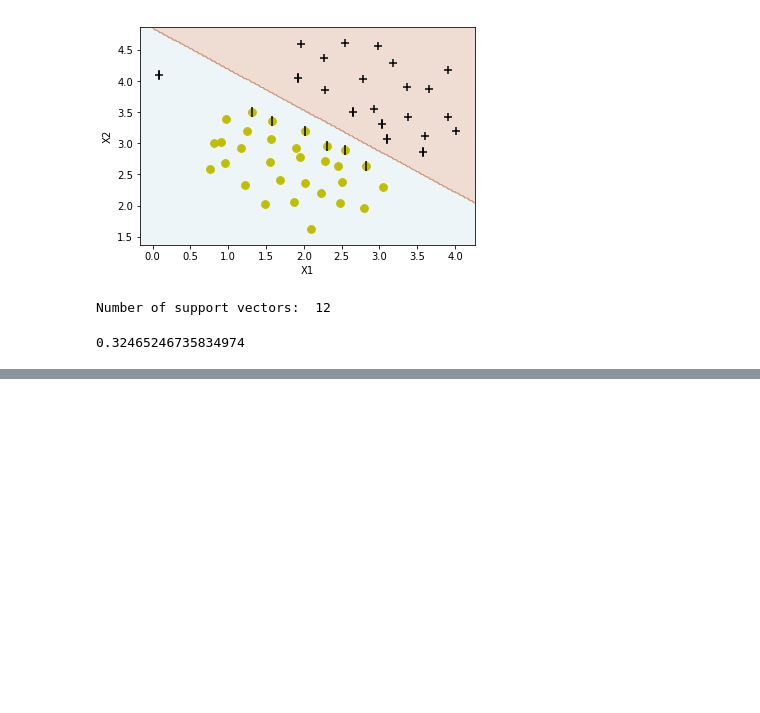
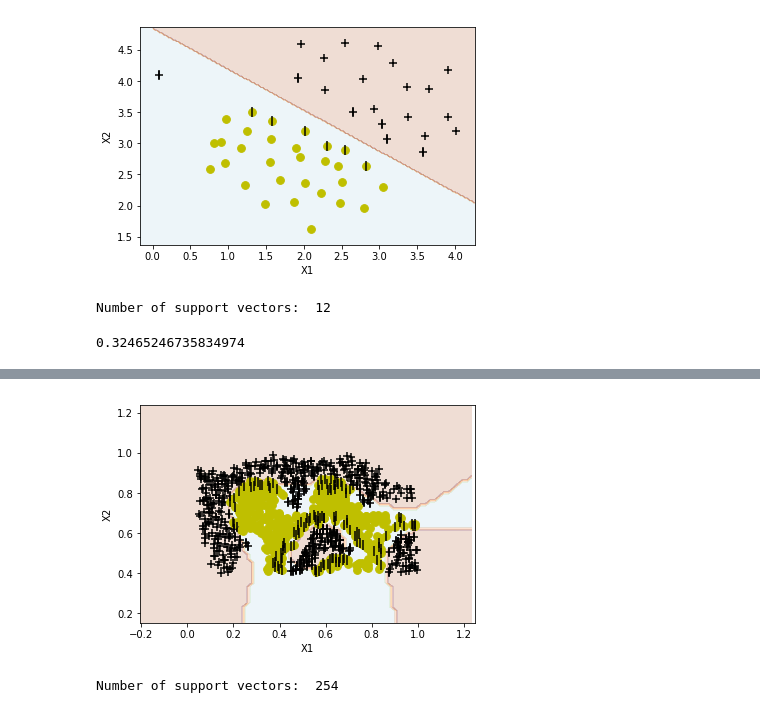
Before and after one commit to RajatGarg97/AndrewNg-mlCourse-Ex, a Jupyter notebook: machine-learning-ex6/ex6/ImplementationSVM.ipynb, the cells around one changed output, grey strips where cells are left out. Drawn from its saved outputs; the diff is of its cells as text; code cells hidden in the pictures; blank space fills up the shorter version.

```diff
--- a/machine-learning-ex6/ex6/ImplementationSVM.ipynb
+++ b/machine-learning-ex6/ex6/ImplementationSVM.ipynb
@@ -73,0 +95,7 @@ gaussianKernel(x1, x2, sigma)
+# %%
+clf2 = SVC(C=50, kernel='rbf', gamma=6)
+clf2.fit(X2, y2.ravel())
+plot_svc(clf2, X2, y2)
+# %% [output]
+[figure, added]
+Number of support vectors:  254
```
Also changed, not shown: parts of 6 cells of this notebook.
